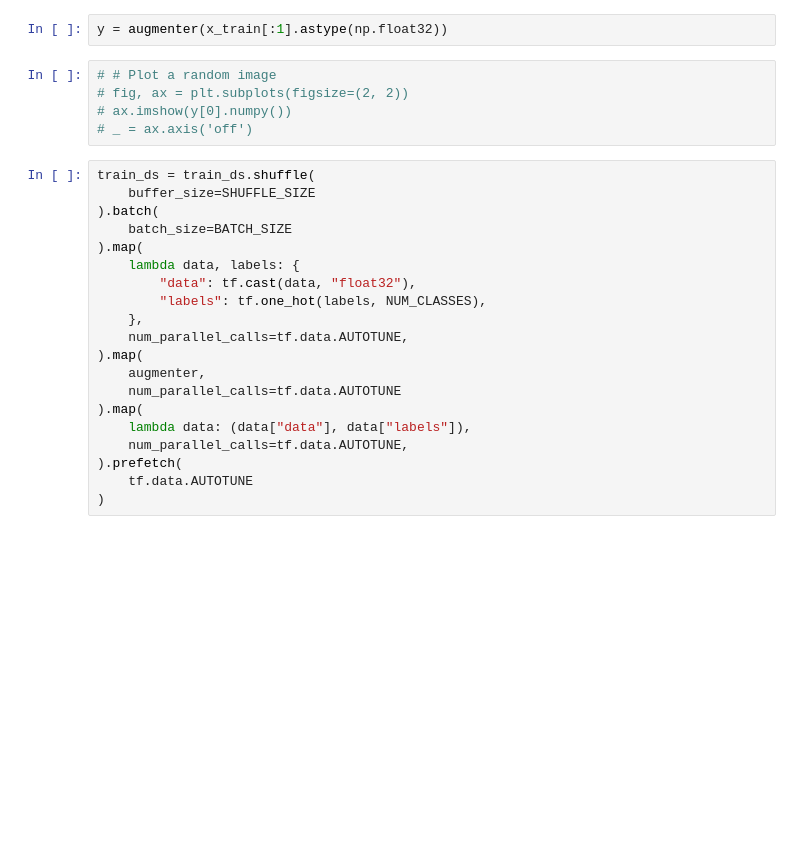
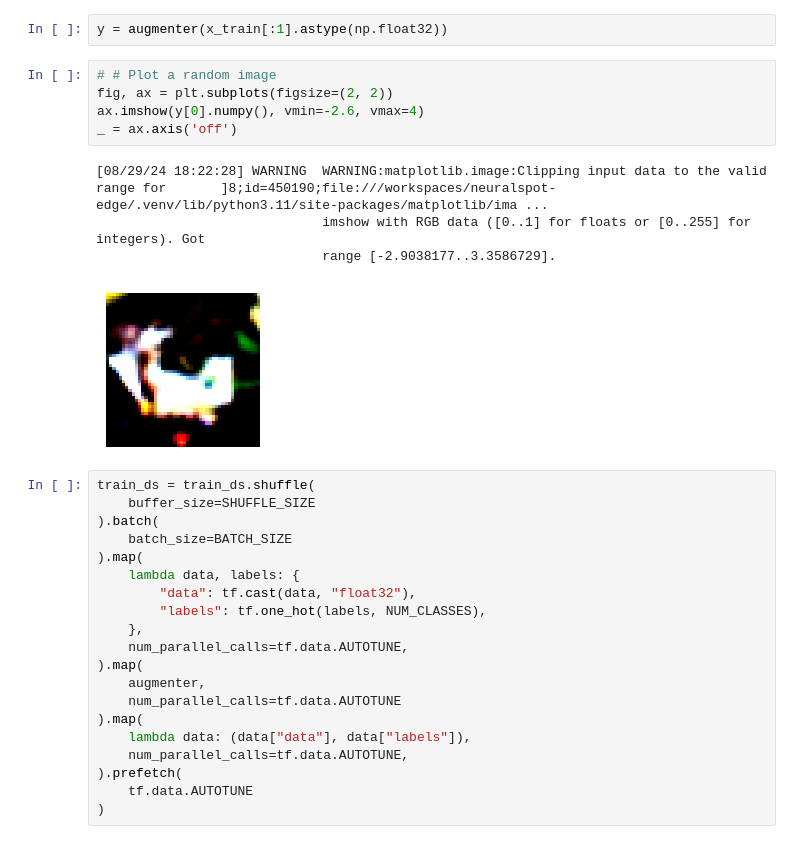
Before and after one commit to AmbiqAI/neuralspot-edge, a Jupyter notebook: docs/guides/train-cifar-model.ipynb, the cells around one changed output. Cells and saved outputs as stored; diff of their text form; blank space fills up the shorter version.

```diff
--- a/docs/guides/train-cifar-model.ipynb
+++ b/docs/guides/train-cifar-model.ipynb
@@ -85,9 +102,14 @@ augmenter = nse.layers.preprocessing.AugmentationPipeline(
 y = augmenter(x_train[:1].astype(np.float32))
 # %%
 # # Plot a random image
-# fig, ax = plt.subplots(figsize=(2, 2))
-# ax.imshow(y[0].numpy())
-# _ = ax.axis('off')
+fig, ax = plt.subplots(figsize=(2, 2))
+ax.imshow(y[0].numpy(), vmin=-2.6, vmax=4)
+_ = ax.axis('off')
+# %% [output]
+[08/29/24 18:22:28] WARNING  WARNING:matplotlib.image:Clipping input data to the valid range for       ]8;id=450190;file:///workspaces/neuralspot-edge/.venv/lib/python3.11/site-packages/matplotlib/ima ...
+                             imshow with RGB data ([0..1] for floats or [0..255] for integers). Got
+                             range [-2.9038177..3.3586729].
+[figure, added]
 # %%
 train_ds = train_ds.shuffle(
     buffer_size=SHUFFLE_SIZE
```
Also changed, not shown: parts of 13 cells of this notebook, 16 other files.
